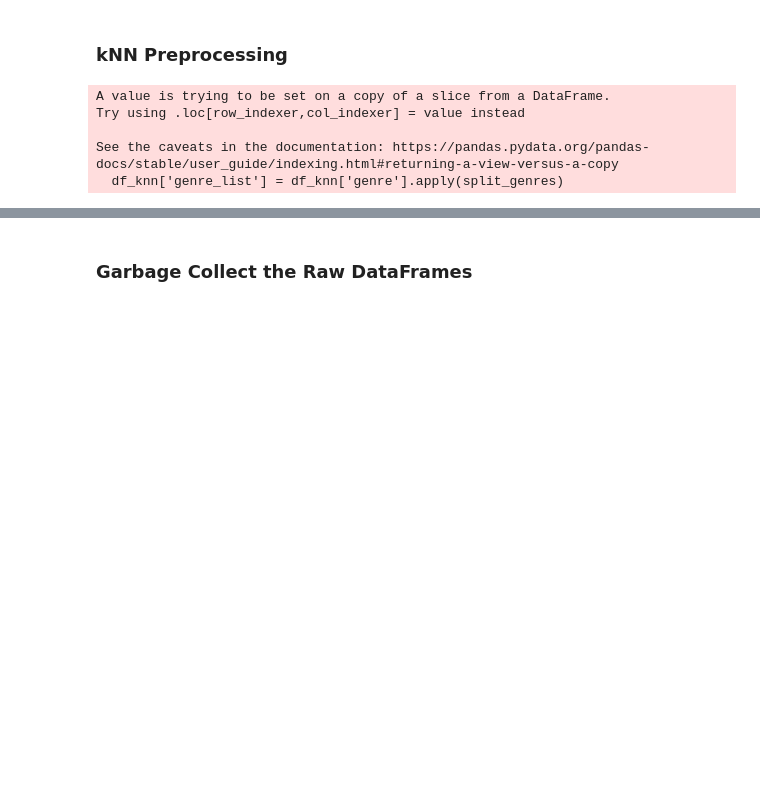
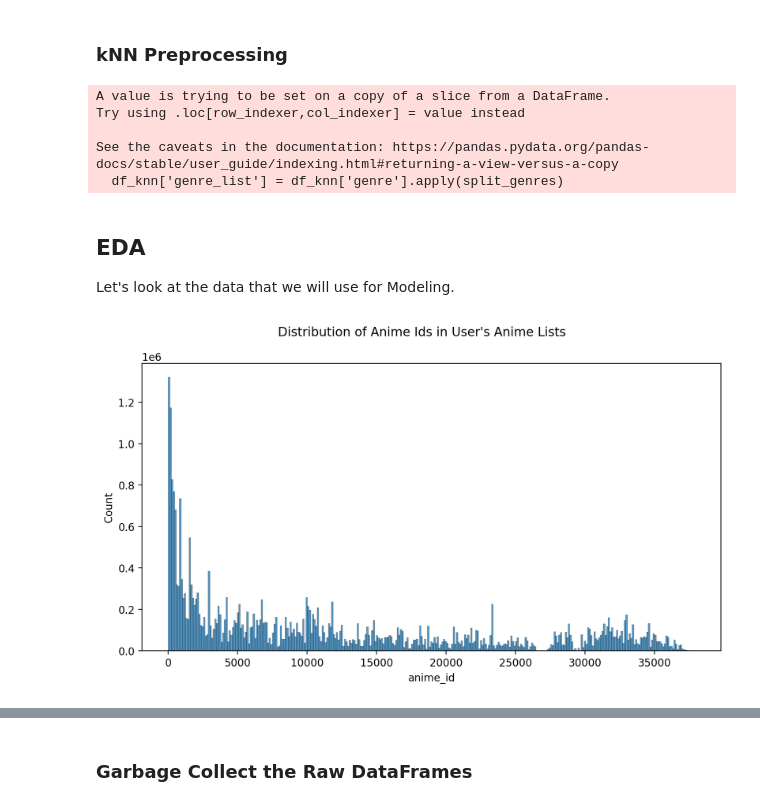
Before and after one commit to warrenmwang/csci349_final_project, a Jupyter notebook: Final_Report.ipynb, the cells around one changed output, grey strips where cells are left out. Saved outputs shown, nothing was run; the diff lists cells and outputs as text; code cells hidden in the pictures; blank space fills up the shorter version.

Commit message:
Add some visualizations to Final Report.

```diff
--- a/Final_Report.ipynb
+++ b/Final_Report.ipynb
@@ -216,3 +221,14 @@ for index, row in df_knn.iterrows():
             genre_df.at[index, genre] = 1
 # %%
 df_knn = df_knn[['anime_id']].join(genre_df)
+# %% [markdown]
+## EDA
+Let's look at the data that we will use for Modeling.
+# %%
+# distribution of anime ids in user's anime lists
+# (to see which anime ids occur more often than others)
+fig, ax = plt.subplots(1,1,figsize=(10,5))
+sns.histplot(df_anime_lists, x='anime_id', ax=ax)
+fig.suptitle("Distribution of Anime Ids in User's Anime Lists");
+# %% [output]
+[figure, added]
```
Also changed, not shown: parts of 4 cells of this notebook.
